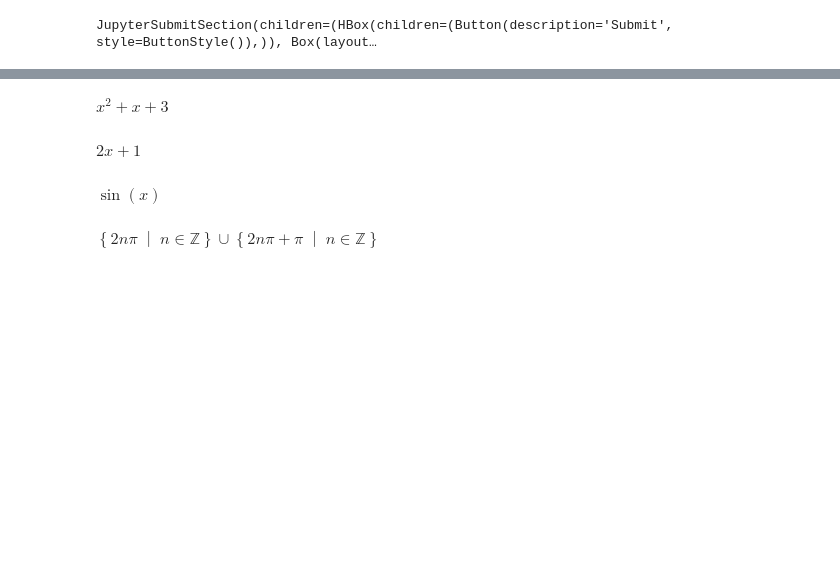
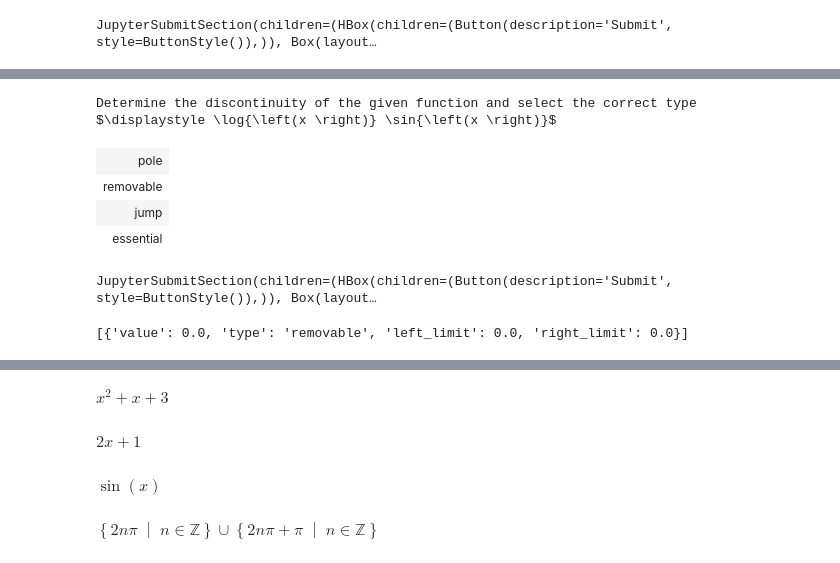
Before and after one commit to georgdonner/ma-notebooks, a Jupyter notebook: Pyrope-Test.ipynb, the cells around one changed output, grey strips where cells are left out. Saved outputs shown, nothing was run; the diff lists cells and outputs as text; code cells hidden in the pictures; blank space fills up the shorter version.

Commit message:
Discontinuity exercise

```diff
--- a/Pyrope-Test.ipynb
+++ b/Pyrope-Test.ipynb
@@ -147,3 +90,35 @@ e.run()
 [interactive output not drawn]
 [interactive output not drawn]
 JupyterSubmitSection(children=(HBox(children=(Button(description='Submit', style=ButtonStyle()),)), Box(layout…
+# %%
+class DiscontinuityExercise(Exercise):
+    def parameters(self, steckbrief=None):
+        if steckbrief == None:
+            steckbrief = dataset \
+                .discontinuities_count(1) \
+                .has_discontinuity_type('removable') \
+                .random_steckbrief()
+        return dict(steckbrief=steckbrief, function=steckbrief.function)
+
+    def problem(self, function):
+        return Problem(
+            """
+            Determine the discontinuity of the given function and select the correct type
+            <<function>>
+            <<answer>>
+            """,
+            answer=OneOf('pole', 'removable', 'jump', 'essential')
+        )
+
+    def the_solution(self, steckbrief):
+        return steckbrief.discontinuities[0]['type']
+
+    def feedback(self, answer, steckbrief):
+        discontinuity = steckbrief.discontinuities[0]
+        if answer == discontinuity['type']:
+            return 'Well done!'
+        return 'Hint: The discontinuity is at x = ' + str(discontinuity['value'])
+# %%
+e = DiscontinuityExercise()
+e.run()
+# %% [output]
@@ -149,0 +130,8 @@ JupyterSubmitSection(children=(HBox(children=(Button(description='Submit', style
+Determine the discontinuity of the given function and select the correct type
+$\displaystyle \log{\left(x \right)} \sin{\left(x \right)}$
+| pole |
+| removable |
+| jump |
+| essential |
+JupyterSubmitSection(children=(HBox(children=(Button(description='Submit', style=ButtonStyle()),)), Box(layout…
+[{'value': 0.0, 'type': 'removable', 'left_limit': 0.0, 'right_limit': 0.0}]
```
Also changed, not shown: parts of 6 cells of this notebook.
